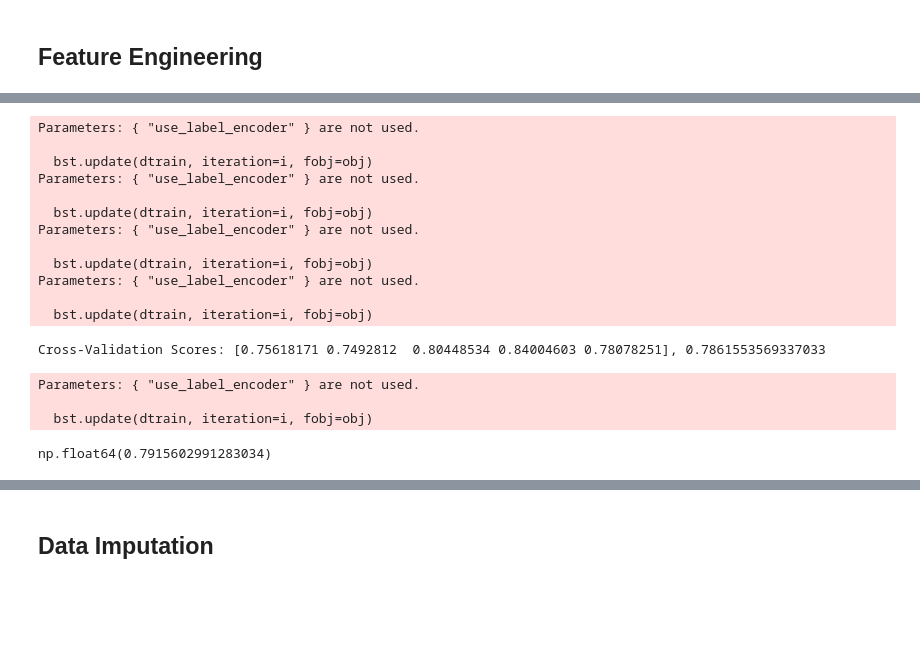
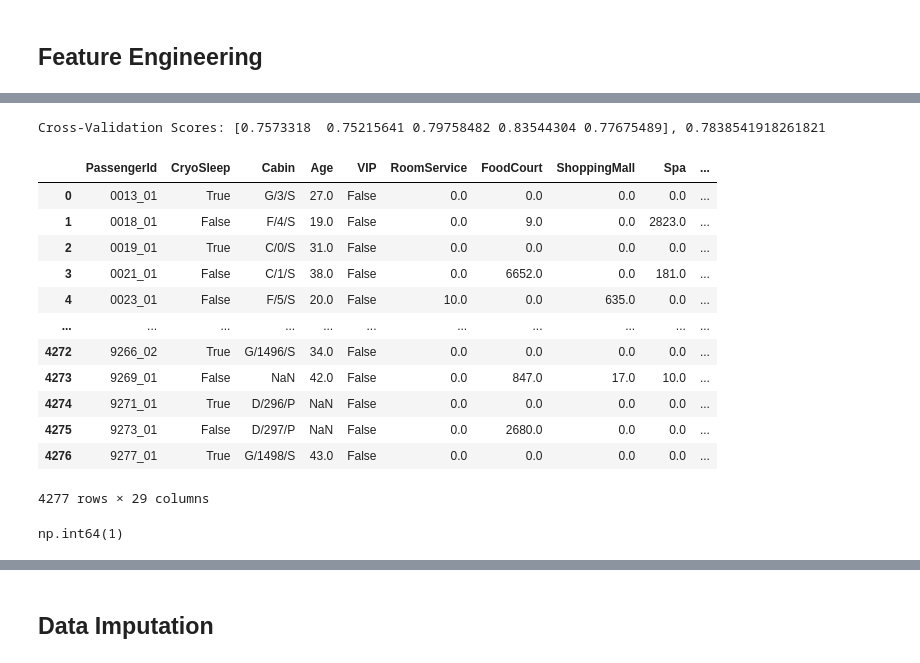
Before and after one commit to ryanliwag/kaggle_dump, a Jupyter notebook: space_titanic/Baseline.ipynb, the cells around one changed output, grey strips where cells are left out. Saved outputs shown, nothing was run; the diff lists cells and outputs as text; code cells hidden in the pictures; blank space fills up the shorter version.

```diff
--- a/space_titanic/Baseline.ipynb
+++ b/space_titanic/Baseline.ipynb
@@ -38 +56,22 @@ train_data.head()
+# %%
+def generate_features(df):
+
+    # Cabin
+    for i in [0,1,2]:
+        df[f'Cabin_data_{i}'] = df['Cabin'].apply(lambda x: clean_cabin_data(x, index=i))
+
+    # Name
+    first_name_list = df['Name'].apply(lambda x: clean_name(x,0))
+    last_name_list = df['Name'].apply(lambda x: clean_name(x,1))
+
+    first_name_dict={row['Name']:row['count']-1 for idx, row in first_name_list.value_counts().reset_index().iterrows()}
+    last_name_dict={row['Name']:row['count']-1 for idx, row in last_name_list.value_counts().reset_index().iterrows()}
+
+    df['first_name_unique'] = first_name_list.apply(lambda x: first_name_dict[x] if not pd.isna(x) else x)
+    df['last_name_unique'] = last_name_list.apply(lambda x: last_name_dict[x] if not pd.isna(x) else x)
+
+    # Generate Dummies
+    df = pd.get_dummies(df, columns=['HomePlanet', 'Destination', 'Cabin_data_0',  'Cabin_data_2',], drop_first=True, dummy_na=True)
+    df.drop(columns= ['Cabin_data_2_nan'], inplace=True)
+    return df
 # %%
@@ -177,23 +140,29 @@ Pipeline(steps=[('add_missing_tag',
 # %%
-scores = cross_val_score(numerical_pipeline, X, y, cv=5, scoring='accuracy')
+scores = cross_val_score(numerical_pipeline, X, y, cv=5, scoring='accuracy',)
 print(f"\nCross-Validation Scores: {scores}, {scores.mean()}")
 # %% [output]
-Parameters: { "use_label_encoder" } are not used.
-
-  bst.update(dtrain, iteration=i, fobj=obj)
-Parameters: { "use_label_encoder" } are not used.
-
-  bst.update(dtrain, iteration=i, fobj=obj)
-Parameters: { "use_label_encoder" } are not used.
-
-  bst.update(dtrain, iteration=i, fobj=obj)
-Parameters: { "use_label_encoder" } are not used.
-
-  bst.update(dtrain, iteration=i, fobj=obj)
+Cross-Validation Scores: [0.7573318  0.75215641 0.79758482 0.83544304 0.77675489], 0.7838541918261821
-Cross-Validation Scores: [0.75618171 0.7492812  0.80448534 0.84004603 0.78078251], 0.7861553569337033
-Parameters: { "use_label_encoder" } are not used.
-
-  bst.update(dtrain, iteration=i, fobj=obj)
+# %%
+test_data_clean = generate_features(test_data)
+# %%
+test_data_clean
+# %% [output]
+|  | PassengerId | CryoSleep | Cabin | Age | VIP | RoomService | FoodCourt | ShoppingMall | Spa | ... |
+| 0 | 0013_01 | True | G/3/S | 27.0 | False | 0.0 | 0.0 | 0.0 | 0.0 | ... |
+| 1 | 0018_01 | False | F/4/S | 19.0 | False | 0.0 | 9.0 | 0.0 | 2823.0 | ... |
+| 2 | 0019_01 | True | C/0/S | 31.0 | False | 0.0 | 0.0 | 0.0 | 0.0 | ... |
+| 3 | 0021_01 | False | C/1/S | 38.0 | False | 0.0 | 6652.0 | 0.0 | 181.0 | ... |
+| 4 | 0023_01 | False | F/5/S | 20.0 | False | 10.0 | 0.0 | 635.0 | 0.0 | ... |
+| ... | ... | ... | ... | ... | ... | ... | ... | ... | ... | ... |
+| 4272 | 9266_02 | True | G/1496/S | 34.0 | False | 0.0 | 0.0 | 0.0 | 0.0 | ... |
+| 4273 | 9269_01 | False | NaN | 42.0 | False | 0.0 | 847.0 | 17.0 | 10.0 | ... |
+| 4274 | 9271_01 | True | D/296/P | NaN | False | 0.0 | 0.0 | 0.0 | 0.0 | ... |
+| 4275 | 9273_01 | False | D/297/P | NaN | False | 0.0 | 2680.0 | 0.0 | 0.0 | ... |
+| 4276 | 9277_01 | True | G/1498/S | 43.0 | False | 0.0 | 0.0 | 0.0 | 0.0 | ... |
+4277 rows × 29 columns
 # %%
+output = numerical_pipeline.predict(test_data_clean[X_columns])
-# %% [output]
-np.float64(0.7915602991283034)
+# %%
+output[0]
+# %% [output]
+np.int64(1)
```
Also changed, not shown: parts of 17 cells of this notebook, 2 other files.
